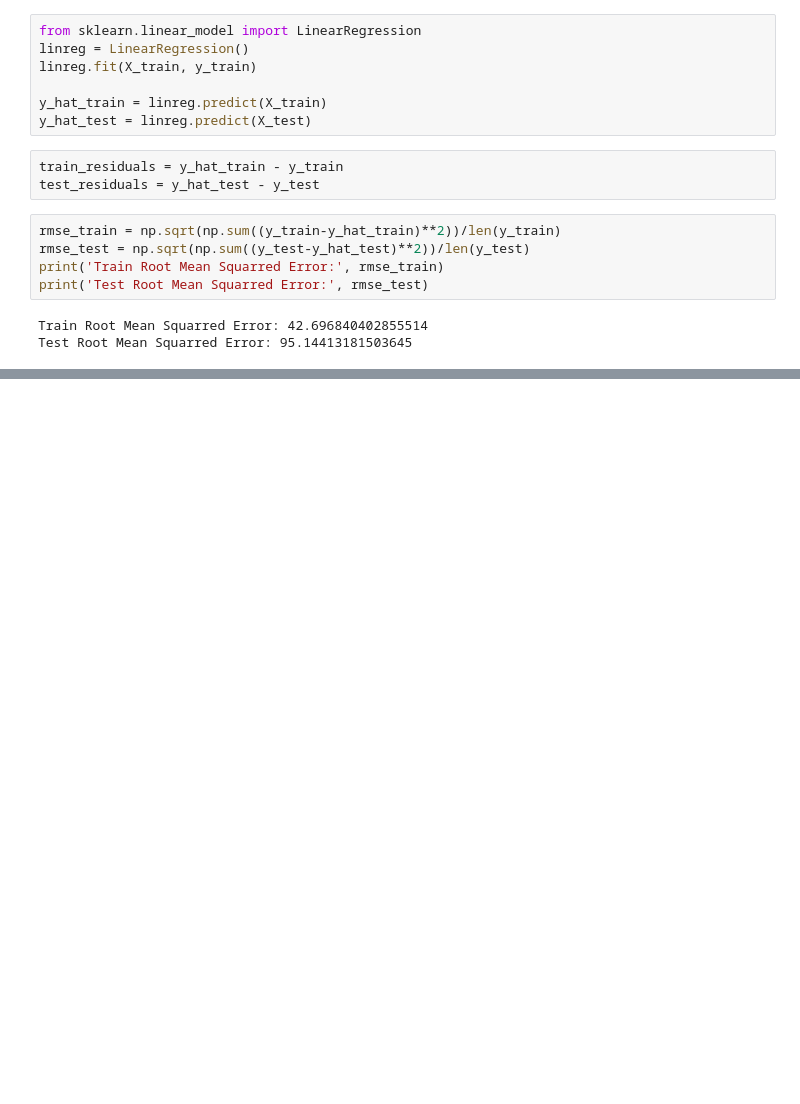
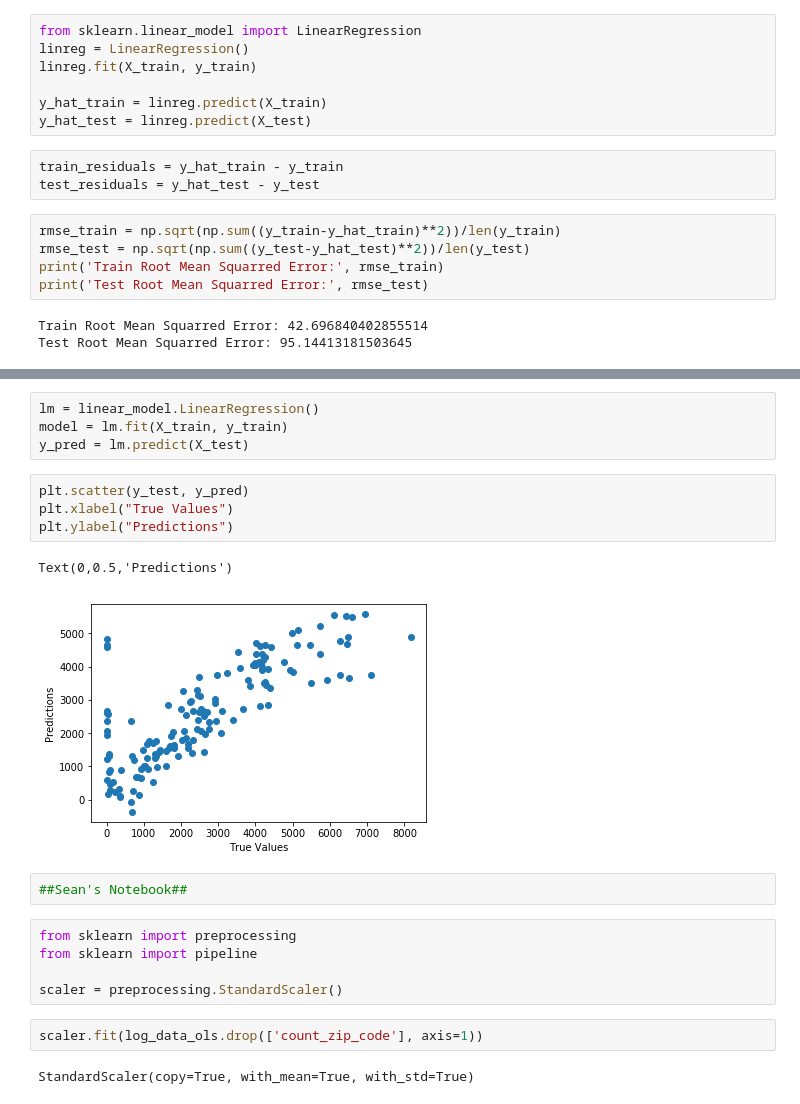
Before and after one commit to kahartman2/Project_NYC_311, a Jupyter notebook: regression_analysis.ipynb, the cells around one changed output, grey strips where cells are left out. Drawn from its saved outputs; the diff is of its cells as text; blank space fills up the shorter version.

```diff
--- a/regression_analysis.ipynb
+++ b/regression_analysis.ipynb
@@ -301,0 +345,22 @@ sns.distplot(y_test)
+# %%
+lm = linear_model.LinearRegression()
+model = lm.fit(X_train, y_train)
+y_pred = lm.predict(X_test)
+# %%
+plt.scatter(y_test, y_pred)
+plt.xlabel("True Values")
+plt.ylabel("Predictions")
+# %% [output]
+Text(0,0.5,'Predictions')
+[figure, added]
+# %%
+##Sean's Notebook##
+# %%
+from sklearn import preprocessing
+from sklearn import pipeline
+
+scaler = preprocessing.StandardScaler()
+# %%
+scaler.fit(log_data_ols.drop(['count_zip_code'], axis=1))
+# %% [output]
+StandardScaler(copy=True, with_mean=True, with_std=True)
```
Also changed, not shown: parts of 18 cells of this notebook.
